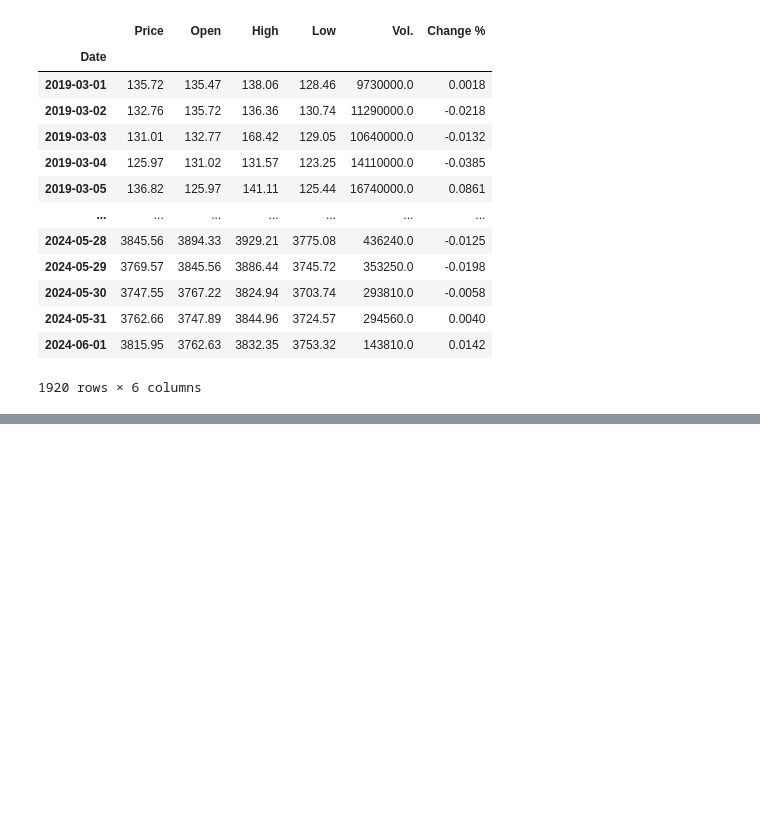
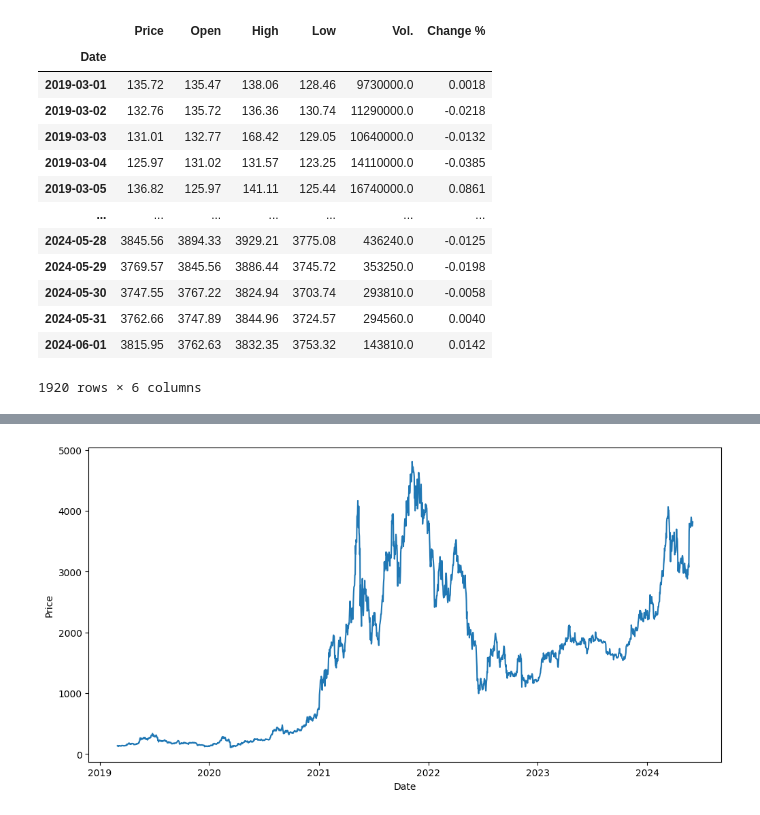
Before and after one commit to vmhoang1703/IS403-Project-Group13, a Jupyter notebook: Ethereum/SARIMAX_ETH_64_73_82.ipynb, the cells around one changed output, grey strips where cells are left out. Cells and saved outputs as stored; diff of their text form; code cells hidden in the pictures; blank space fills up the shorter version.

```diff
--- a/Ethereum/SARIMAX_ETH_64_73_82.ipynb
+++ b/Ethereum/SARIMAX_ETH_64_73_82.ipynb
@@ -305,0 +359,9 @@ plt.plot(eth_df['Price'])
+# %%
+plt.figure(figsize=(12, 6))
+sns.lineplot(x='Date', y='Price', data=eth_df)
+
+plt.xlabel('Date')
+plt.ylabel('Price')
+plt.show()
+# %% [output]
+[figure, added]
```
Also changed, not shown: parts of 236 cells of this notebook.
